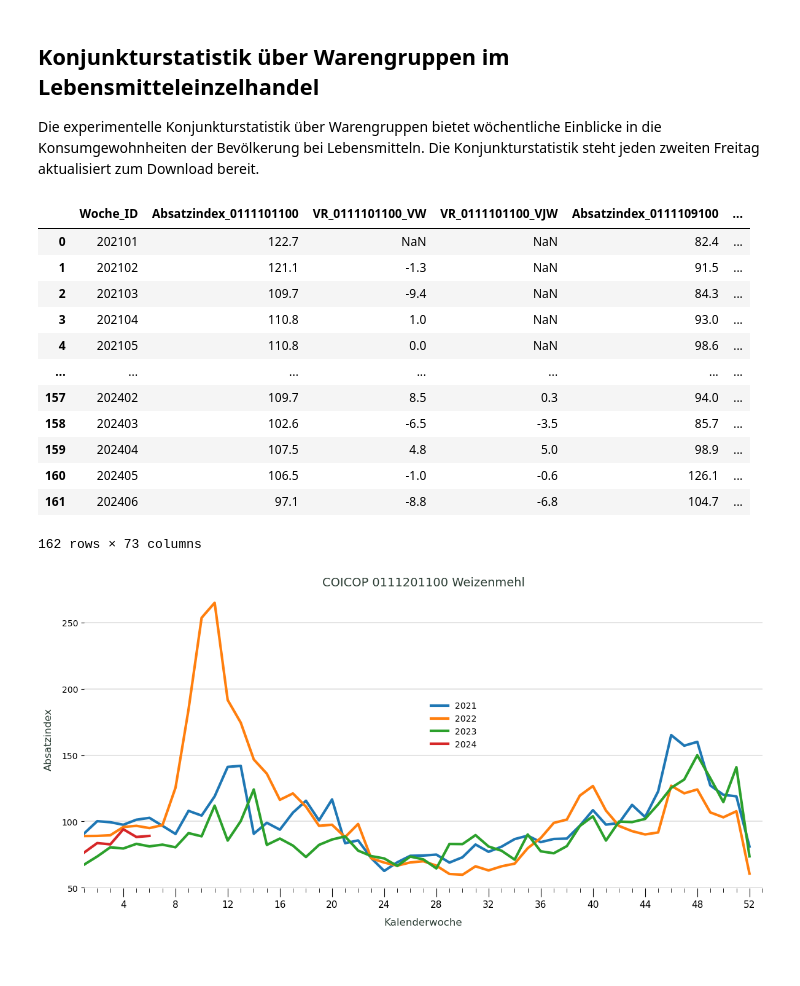
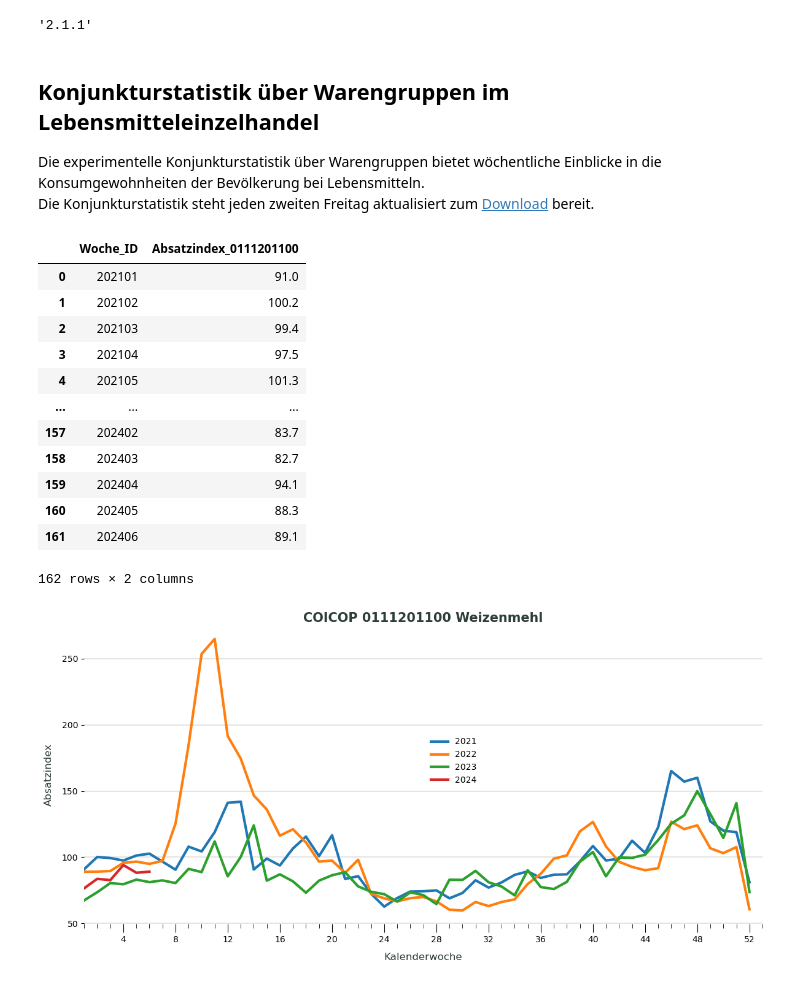
Before and after one commit to wahlatlas/playground, a Jupyter notebook: scannerdaten.ipynb, the cells around one changed output. Saved outputs shown, nothing was run; the diff lists cells and outputs as text; code cells hidden in the pictures.

```diff
--- a/scannerdaten.ipynb
+++ b/scannerdaten.ipynb
@@ -2,26 +2,32 @@
 import pandas as pd
 import matplotlib.pyplot as plt
 from matplotlib.ticker import (MultipleLocator, AutoMinorLocator)
+# %%
+pd.__version__
+# %% [output]
+'2.1.1'
 # %% [markdown]
 ## Konjunkturstatistik über Warengruppen im Lebensmitteleinzelhandel
-Die experimentelle Konjunkturstatistik über Warengruppen bietet wöchentliche Einblicke in die Konsumgewohnheiten der Bevölkerung bei Lebensmitteln. Die Konjunkturstatistik steht jeden zweiten Freitag aktualisiert zum Download bereit.
+Die experimentelle Konjunkturstatistik über Warengruppen bietet wöchentliche Einblicke in die Konsumgewohnheiten der Bevölkerung bei Lebensmitteln.
+Die Konjunkturstatistik steht jeden zweiten Freitag aktualisiert zum [Download](https://www.destatis.de/DE/Service/EXSTAT/Datensaetze/warengruppen-einzelhandel.html) bereit.
 # %%
 # high frequency data from
 # https://www.destatis.de/DE/Service/EXSTAT/Datensaetze/warengruppen-einzelhandel.html
 scanWeekly = pd.read_csv("scandata/weekly/warengruppen_0111_10_steller_2024_kw6.csv", sep=";", decimal=",")
 # %%
-scanWeekly#["Absatzindex_0111201100"]
+# 10 digit COICOP 0111201100 => Weizenmehl (wheat flour)
+scanWeekly[["Woche_ID", "Absatzindex_0111201100"]]
 # %% [output]
-|  | Woche_ID | Absatzindex_0111101100 | VR_0111101100_VW | VR_0111101100_VJW | Absatzindex_0111109100 | ... |
-| 0 | 202101 | 122.7 | NaN | NaN | 82.4 | ... |
-| 1 | 202102 | 121.1 | -1.3 | NaN | 91.5 | ... |
-| 2 | 202103 | 109.7 | -9.4 | NaN | 84.3 | ... |
-| 3 | 202104 | 110.8 | 1.0 | NaN | 93.0 | ... |
-| 4 | 202105 | 110.8 | 0.0 | NaN | 98.6 | ... |
-| ... | ... | ... | ... | ... | ... | ... |
-| 157 | 202402 | 109.7 | 8.5 | 0.3 | 94.0 | ... |
-| 158 | 202403 | 102.6 | -6.5 | -3.5 | 85.7 | ... |
-| 159 | 202404 | 107.5 | 4.8 | 5.0 | 98.9 | ... |
-| 160 | 202405 | 106.5 | -1.0 | -0.6 | 126.1 | ... |
-| 161 | 202406 | 97.1 | -8.8 | -6.8 | 104.7 | ... |
+|  | Woche_ID | Absatzindex_0111201100 |
+| 0 | 202101 | 91.0 |
+| 1 | 202102 | 100.2 |
+| 2 | 202103 | 99.4 |
+| 3 | 202104 | 97.5 |
+| 4 | 202105 | 101.3 |
+| ... | ... | ... |
+| 157 | 202402 | 83.7 |
+| 158 | 202403 | 82.7 |
+| 159 | 202404 | 94.1 |
+| 160 | 202405 | 88.3 |
+| 161 | 202406 | 89.1 |
-162 rows × 73 columns
+162 rows × 2 columns
@@ -33,33 +38,32 @@ scanWeekly["week"]=scanWeekly["Woche_ID"].apply(lambda x: str(x)[4:6]).astype("i
 scanData2021 = scanWeekly[scanWeekly["year"]=="2021"]
 scanData2022 = scanWeekly[scanWeekly["year"]=="2022"]
 scanData2023 = scanWeekly[scanWeekly["year"]=="2023"]
-# fill missing weeks of current year with nan to make it plot
-scanData2024 = scanWeekly[scanWeekly["year"]=="2024"].set_index("week").reindex(range(1,53))
+scanData2024 = scanWeekly[scanWeekly["year"]=="2024"]
 # %%
 fig, ax = plt.subplots(figsize=(12, 6))
 
-ax.set_title("COICOP 0111201100 Weizenmehl", pad=4, size=14, color="#2C3E35")
+ax.set_title("COICOP 0111201100 Weizenmehl", pad=4, size=15, color="#2C3E35", fontweight='bold')
 ax.set_xlabel(xlabel='Kalenderwoche', labelpad=10, size=12, color="#2C3E35")
 ax.set_ylabel(ylabel='Absatzindex', labelpad=10, size=12, color="#2C3E35")
 
 ax.xaxis.set_major_locator(MultipleLocator(4))
 ax.xaxis.set_minor_locator(MultipleLocator(1))
-ax.tick_params(axis='x', which='major', length=10, labelsize=11)
+ax.tick_params(axis='x', which='major', length=10, labelsize=10)
 ax.tick_params(axis='x', which='minor', length= 5, labelsize=8)
 
 ax.set_xlim(1,53)
 ax.grid(which='major', axis='y', color='#666', linewidth=0.25)
 
-plt.plot(scanData2023["week"], scanData2021["Absatzindex_0111201100"], label="2021", linewidth=3)
-plt.plot(scanData2023["week"], scanData2022["Absatzindex_0111201100"], label="2022", linewidth=3)
+plt.plot(scanData2021["week"], scanData2021["Absatzindex_0111201100"], label="2021", linewidth=3)
+plt.plot(scanData2022["week"], scanData2022["Absatzindex_0111201100"], label="2022", linewidth=3)
 plt.plot(scanData2023["week"], scanData2023["Absatzindex_0111201100"], label="2023", linewidth=3)
-plt.plot(scanData2023["week"], scanData2024["Absatzindex_0111201100"], label="2024", linewidth=3)
+plt.plot(scanData2024["week"], scanData2024["Absatzindex_0111201100"], label="2024", linewidth=3)
 
 ax.legend(loc="upper left", bbox_to_anchor=(.5, .65), facecolor="white", edgecolor="none")
 
 plt.box(False)
 plt.tight_layout()
-plt.savefig("Absatzindex_0111201100_Weizenmehl_2024kw.png")
+plt.savefig("Absatzindex_0111201100_Weizenmehl_2024kw6.png")
 plt.show()
 # %% [output]
-[figure, old version]
+[figure, new version]
```
Also changed, not shown: parts of 3 cells of this notebook.
